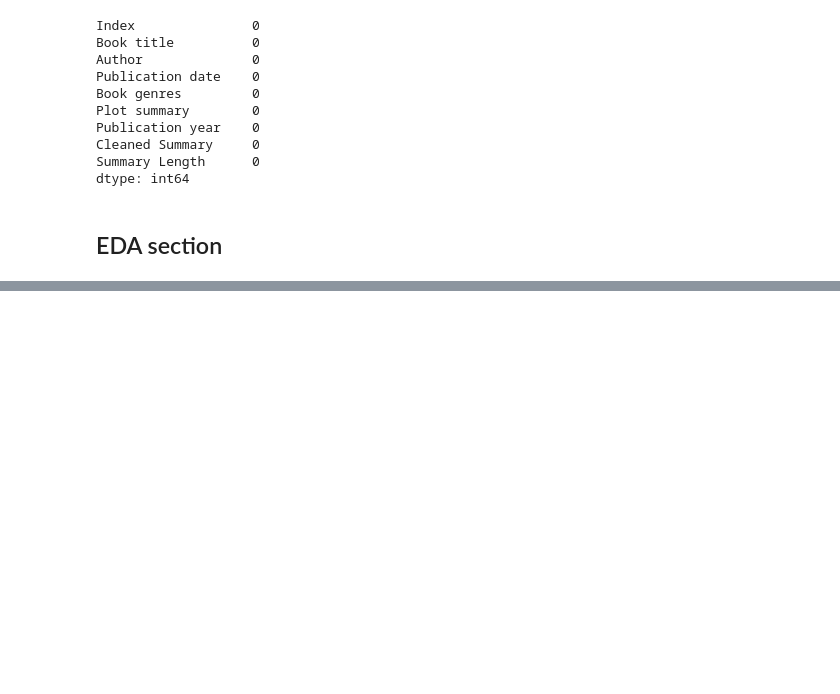
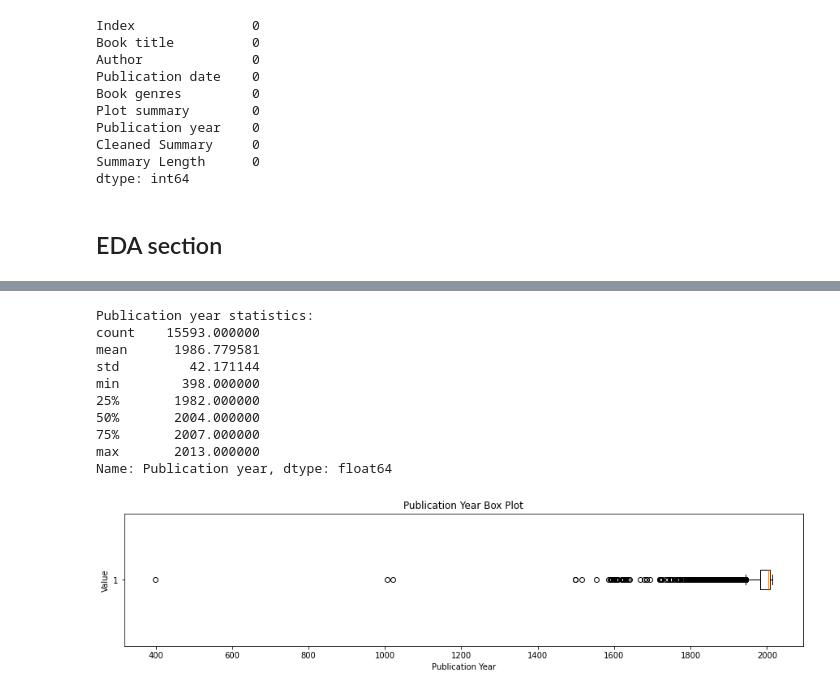
Before and after one commit to HamedDaneshvar/NLPic-Book-Summarizer, a Jupyter notebook: Task.ipynb, the cells around one changed output, grey strips where cells are left out. Saved outputs shown, nothing was run; the diff lists cells and outputs as text; code cells hidden in the pictures; blank space fills up the shorter version.

```diff
--- a/Task.ipynb
+++ b/Task.ipynb
@@ -228,0 +334,25 @@ dtype: int64
+# %%
+# Analyze publication year
+publication_stats = data['Publication year'].describe()
+print(f"\nPublication year statistics:\n{publication_stats}")
+
+# box plot for publication year
+plt.figure(figsize=(15, 3))
+# Creating the box plot
+plt.boxplot(data['Publication year'], vert=False)
+plt.title('Publication Year Box Plot')
+plt.xlabel('Publication Year')
+plt.ylabel('Value')
+plt.show()
+# %% [output]
+Publication year statistics:
+count    15593.000000
+mean      1986.779581
+std         42.171144
+min        398.000000
+25%       1982.000000
+50%       2004.000000
+75%       2007.000000
+max       2013.000000
+Name: Publication year, dtype: float64
+[figure, added]
```
Also changed, not shown: parts of 17 cells of this notebook, 2 other files.
